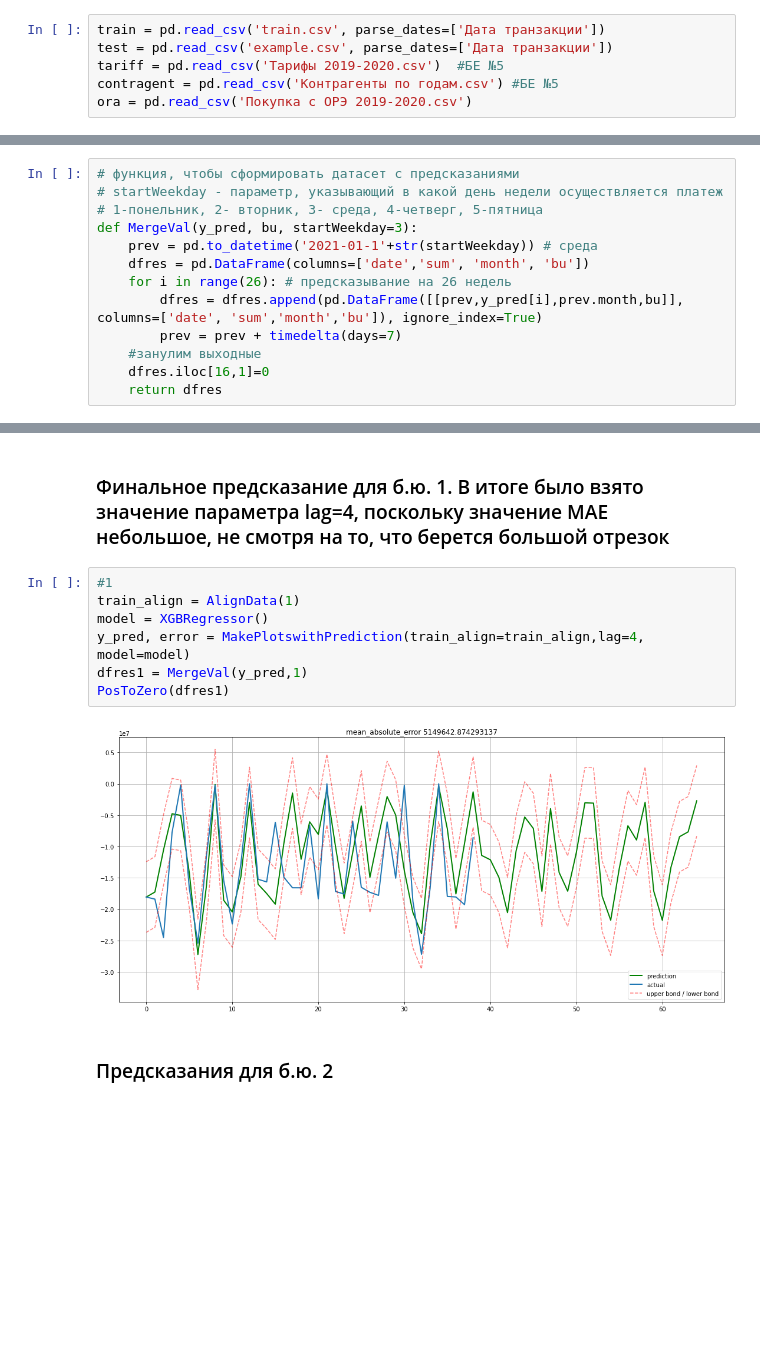
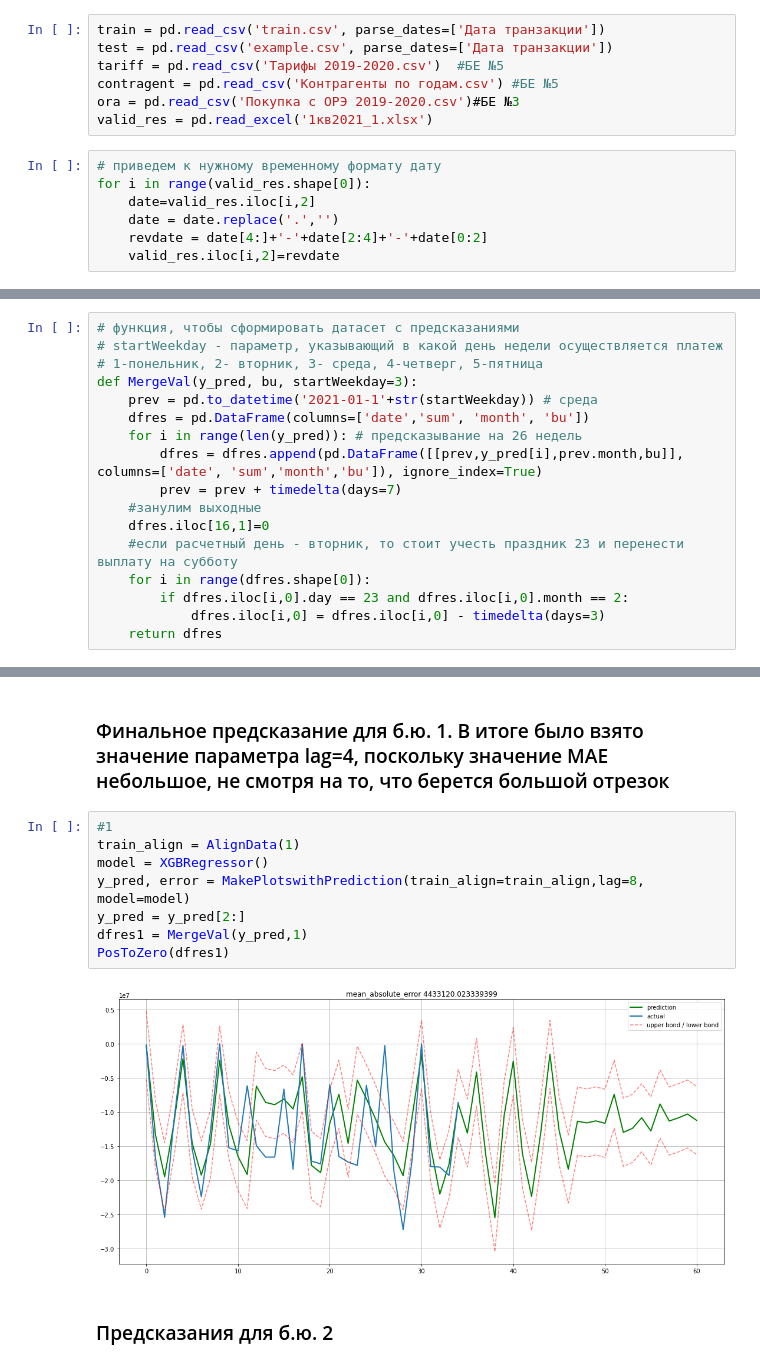
Before and after one commit to thekirillisupov/-, a Jupyter notebook: liquidity.ipynb, the cells around one changed output, grey strips where cells are left out. Drawn from its saved outputs; the diff is of its cells as text; blank space fills up the shorter version.

```diff
--- a/liquidity.ipynb
+++ b/liquidity.ipynb
@@ -29,7 +29,15 @@ train = pd.read_csv('train.csv', parse_dates=['Дата транзакции'])
 test = pd.read_csv('example.csv', parse_dates=['Дата транзакции'])
 tariff = pd.read_csv('Тарифы 2019-2020.csv')  #БЕ №5
 contragent = pd.read_csv('Контрагенты по годам.csv') #БЕ №5
-ora = pd.read_csv('Покупка с ОРЭ 2019-2020.csv')
+ora = pd.read_csv('Покупка с ОРЭ 2019-2020.csv')#БЕ №3
+valid_res = pd.read_excel('1кв2021_1.xlsx')
+# %%
+# приведем к нужному временному формату дату
+for i in range(valid_res.shape[0]):
+    date=valid_res.iloc[i,2]
+    date = date.replace('.','')
+    revdate = date[4:]+'-'+date[2:4]+'-'+date[0:2]
+    valid_res.iloc[i,2]=revdate
 # %%
 # приведенная ниже функция строит график движения денежных средств
 def plotly_df(df, title = ''):
@@ -288,11 +298,15 @@ def MakePlotswithPrediction(train_align,model, lag=12, cnt=26, plot=True):
 def MergeVal(y_pred, bu, startWeekday=3):
     prev = pd.to_datetime('2021-01-1'+str(startWeekday)) # среда
     dfres = pd.DataFrame(columns=['date','sum', 'month', 'bu'])
-    for i in range(26): # предсказывание на 26 недель
+    for i in range(len(y_pred)): # предсказывание на 26 недель
         dfres = dfres.append(pd.DataFrame([[prev,y_pred[i],prev.month,bu]], columns=['date', 'sum','month','bu']), ignore_index=True)
         prev = prev + timedelta(days=7)
     #занулим выходные
     dfres.iloc[16,1]=0
+    #если расчетный день - вторник, то стоит учесть праздник 23 и перенести выплату на субботу
+    for i in range(dfres.shape[0]):
+        if dfres.iloc[i,0].day == 23 and dfres.iloc[i,0].month == 2:
+            dfres.iloc[i,0] = dfres.iloc[i,0] - timedelta(days=3)
     return dfres
 # %%
 # могли получиться положительные значения - занулим их
@@ -384,12 +367,13 @@ lag= 29 error= 5777400.687582768
 # %%
 #1
 train_align = AlignData(1)
 model = XGBRegressor()
-y_pred, error = MakePlotswithPrediction(train_align=train_align,lag=4, model=model)
+y_pred, error = MakePlotswithPrediction(train_align=train_align,lag=8, model=model)
+y_pred = y_pred[2:]
 dfres1 = MergeVal(y_pred,1)
 PosToZero(dfres1)
 # %% [output]
-[figure, old version]
+[figure, new version]
 # %% [markdown]
 ### Предсказания для б.ю. 2
 # %%
```
Also changed, not shown: parts of 37 cells of this notebook.
